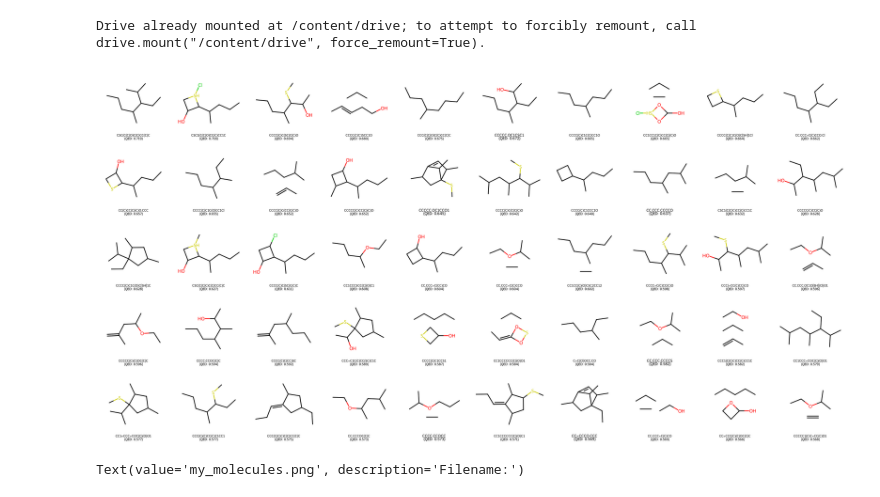
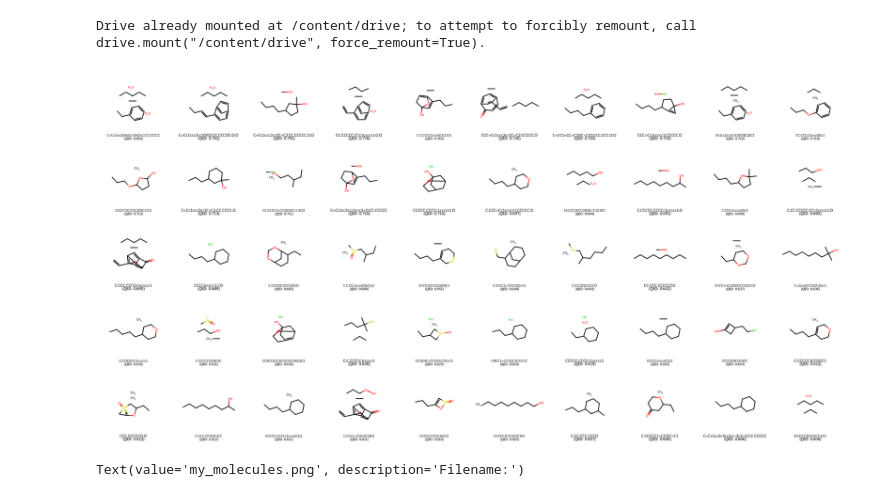
Before and after one commit to AKShaffer/Group-2---Generative-AI-Tools-for-Drug-Repurposing-for-PD, a Jupyter notebook: Visualizing_SMILES_molecules.ipynb, the cells around one changed output. Cells and saved outputs as stored; diff of their text form; code cells hidden in the pictures.

```diff
--- a/Visualizing_SMILES_molecules.ipynb
+++ b/Visualizing_SMILES_molecules.ipynb
@@ -42,7 +42,7 @@ Drive already mounted at /content/drive; to attempt to forcibly remount, call dr
 # Download dataset
 
 # Change the file path so that it points to your data file with smiles.
-csv_path = '/content/drive/My Drive/VAE_GAN_Colab_Notebooks/Data/GAN generated smiles.csv'
+csv_path = '/content/drive/My Drive/VAE_GAN_Colab_Notebooks/Data/VAE_generated_molecules.csv'
 
 df = []
 with open(csv_path, "r") as f:
@@ -73,33 +73,33 @@ for m in molecules:
        smiles = Chem.MolToSmiles(m)
        qed_value = QED.qed(m)  # Calculate QED
        legend = f"{smiles} \n(QED: {qed_value:.3f})"  # Format legend with QED
        legends.append((legend, qed_value))
 
 # Sort legends by QED value in descending order
 legends.sort(key=lambda item: item[1], reverse=True)
 
 # Extract legends after sorting
 legends = [item[0] for item in legends]
 
 # Create a text box widget for filename input
 filename_widget = widgets.Text(value="my_molecules.png", description="Filename:")
 
 # Generate SMILES legends for valid molecules
 #legends = [Chem.MolToSmiles(m) for m in molecules if m is not None]
 
 # Create and display visualization of the smiles
 pil_img = MolsToGridImage(
     molecules, molsPerRow=10, legends=legends
 )
 
 display(pil_img)
 display(filename_widget)
 
 # Create a button to trigger saving
 save_button = widgets.Button(description="Save Image")
 save_button.on_click(save_image)
 display(save_button)
 # %% [output]
-[figure, old version]
+[figure, new version]
 Text(value='my_molecules.png', description='Filename:')
 [interactive output not drawn]
```
